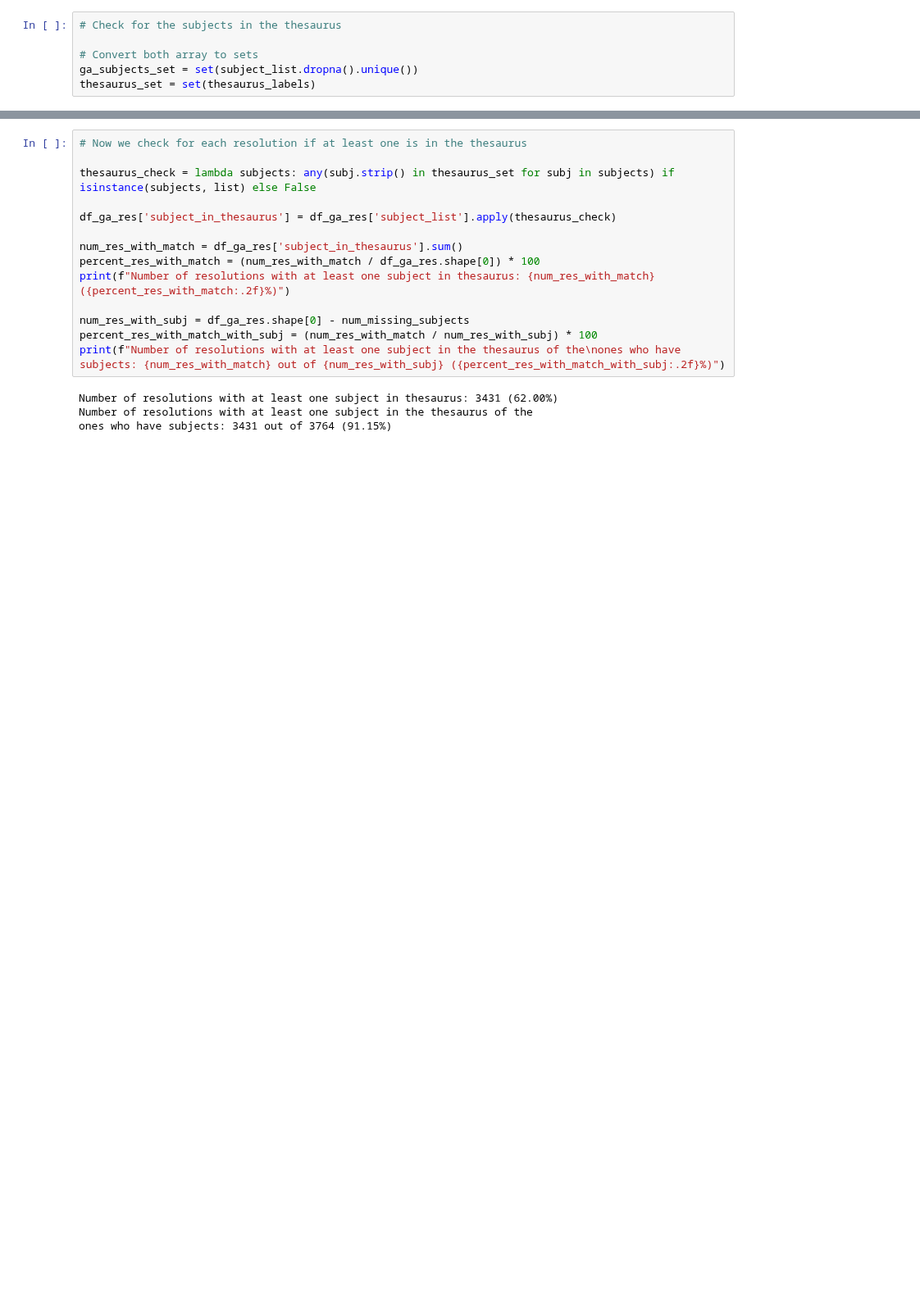
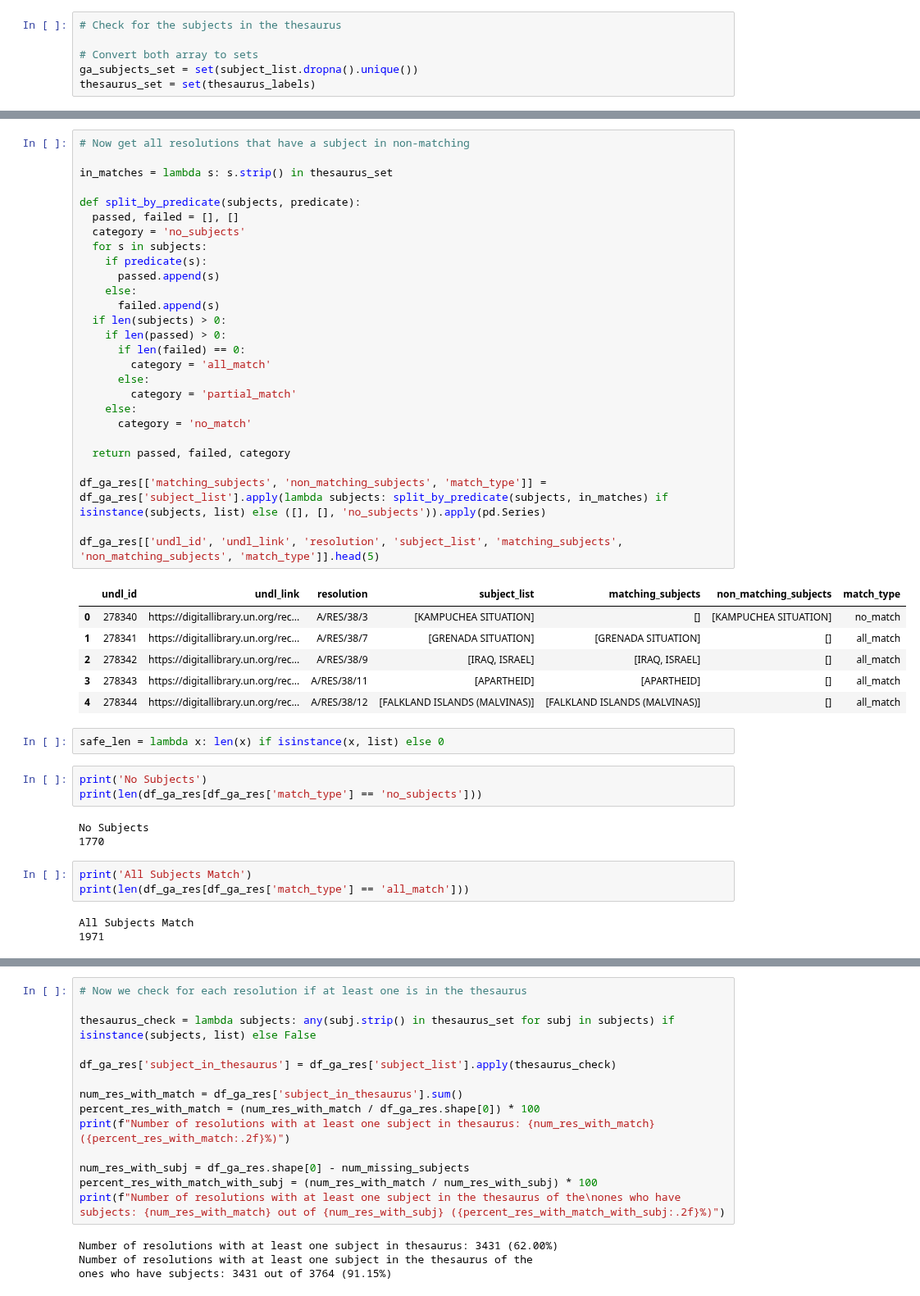
Before and after one commit to unst-ethz/policy-pulse, a Jupyter notebook: notebooks/janic/unbis_exploration.ipynb, the cells around one changed output, grey strips where cells are left out. Shown at 82% size. Drawn from its saved outputs; the diff is of its cells as text; blank space fills up the shorter version.

Commit message:
Computed list of resolutions that have   partial or no matching subjecs with UNBIS Thesaurus

```diff
--- a/notebooks/janic/unbis_exploration.ipynb
+++ b/notebooks/janic/unbis_exploration.ipynb
@@ -211,0 +227,48 @@ Sample matched subjects:
+# %%
+# Now get all resolutions that have a subject in non-matching
+
+in_matches = lambda s: s.strip() in thesaurus_set
+
+def split_by_predicate(subjects, predicate):
+  passed, failed = [], []
+  category = 'no_subjects'
+  for s in subjects:
+    if predicate(s):
+      passed.append(s)
+    else:
+      failed.append(s)
+  if len(subjects) > 0:
+    if len(passed) > 0:
+      if len(failed) == 0:
+        category = 'all_match'
+      else:
+        category = 'partial_match'
+    else:
+      category = 'no_match'
+
+  return passed, failed, category
+
+df_ga_res[['matching_subjects', 'non_matching_subjects', 'match_type']] = df_ga_res['subject_list'].apply(lambda subjects: split_by_predicate(subjects, in_matches) if isinstance(subjects, list) else ([], [], 'no_subjects')).apply(pd.Series)
+
+df_ga_res[['undl_id', 'undl_link', 'resolution', 'subject_list', 'matching_subjects', 'non_matching_subjects', 'match_type']].head(5)
+# %% [output]
+|  | undl_id | undl_link | resolution | subject_list | matching_subjects | non_matching_subjects | match_type |
+| 0 | 278340 | https://digitallibrary.un.org/rec... | A/RES/38/3 | [KAMPUCHEA SITUATION] | [] | [KAMPUCHEA SITUATION] | no_match |
+| 1 | 278341 | https://digitallibrary.un.org/rec... | A/RES/38/7 | [GRENADA SITUATION] | [GRENADA SITUATION] | [] | all_match |
+| 2 | 278342 | https://digitallibrary.un.org/rec... | A/RES/38/9 | [IRAQ, ISRAEL] | [IRAQ, ISRAEL] | [] | all_match |
+| 3 | 278343 | https://digitallibrary.un.org/rec... | A/RES/38/11 | [APARTHEID] | [APARTHEID] | [] | all_match |
+| 4 | 278344 | https://digitallibrary.un.org/rec... | A/RES/38/12 | [FALKLAND ISLANDS (MALVINAS)] | [FALKLAND ISLANDS (MALVINAS)] | [] | all_match |
+# %%
+safe_len = lambda x: len(x) if isinstance(x, list) else 0
+# %%
+print('No Subjects')
+print(len(df_ga_res[df_ga_res['match_type'] == 'no_subjects']))
+# %% [output]
+No Subjects
+1770
+# %%
+print('All Subjects Match')
+print(len(df_ga_res[df_ga_res['match_type'] == 'all_match']))
+# %% [output]
+All Subjects Match
+1971
```
Also changed, not shown: parts of 10 cells of this notebook, 2 other files.
